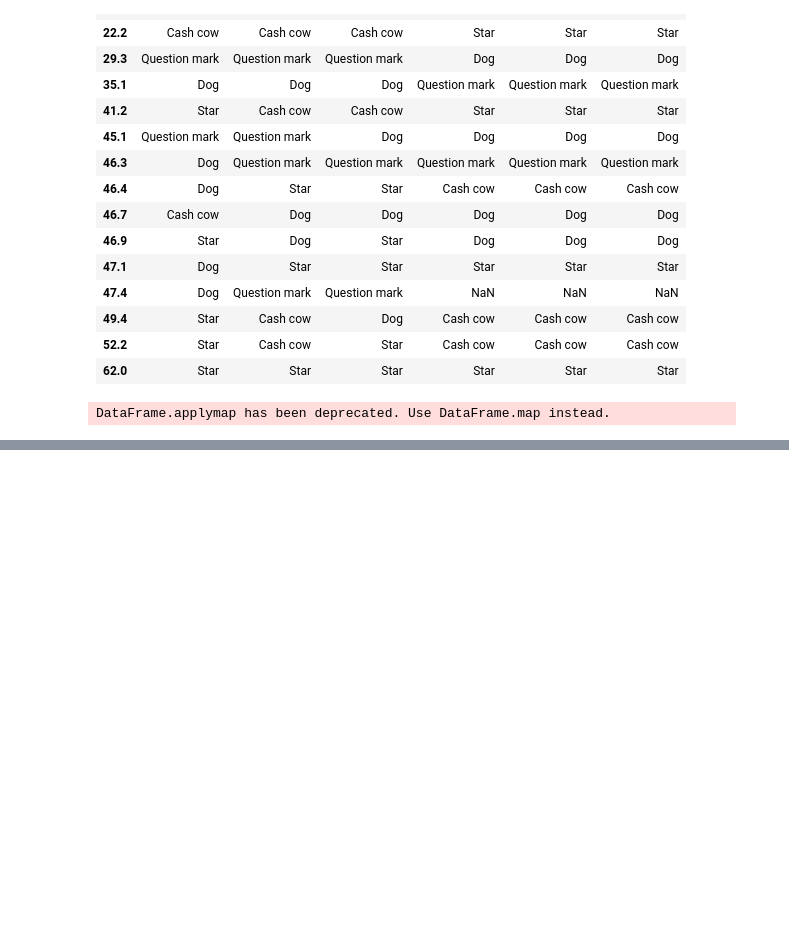
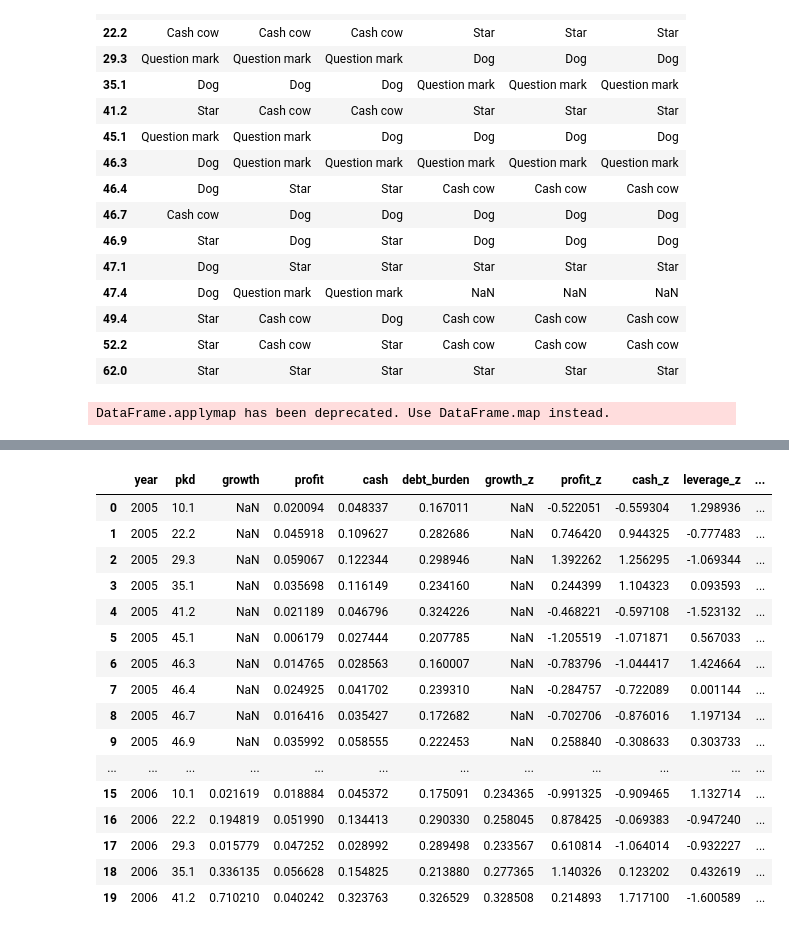
Before and after one commit to Radzi000/Hacknation2025, a Jupyter notebook: Clustering_Index_i_iny_finalny_szajsik.ipynb, the cells around one changed output, grey strips where cells are left out. Drawn from its saved outputs; the diff is of its cells as text; code cells hidden in the pictures; blank space fills up the shorter version.

```diff
--- a/Clustering_Index_i_iny_finalny_szajsik.ipynb
+++ b/Clustering_Index_i_iny_finalny_szajsik.ipynb
@@ -558,3 +558,74 @@ fig.update_layout(uniformtext_minsize=8, uniformtext_mode="hide")
 fig.update_layout(transition={"duration": 500})
 
 fig.show()
+# %%
+import pandas as pd
+import numpy as np
+import plotly.express as px
+from IPython.display import display
+
+# Zakładam, że masz już wide_pkd z poprzedniego pipeline'u, tzn.:
+# columns: year, pkd, GS_dyn, NP_dyn, CF_dyn, NP_to_GS, NP_to_TC, CF_to_TC, DEBT_to_GS, STL_to_GS
+# + ewentualnie już wyliczone growth/profit/cash/debt_burden
+# Jeśli nie, odkomentuj poniższy blok:
+
+# wide_pkd["growth"] = wide_pkd[["GS_dyn", "NP_dyn", "CF_dyn"]].mean(axis=1, skipna=True)
+# wide_pkd["profit"] = wide_pkd[["NP_to_GS", "NP_to_TC"]].mean(axis=1, skipna=True)
+# wide_pkd["cash"]   = wide_pkd[["CF_to_TC", "CF_dyn"]].mean(axis=1, skipna=True)
+# wide_pkd["debt_burden"] = wide_pkd[["DEBT_to_GS", "STL_to_GS"]].mean(axis=1, skipna=True)
+
+# --- 4 FILARY (czytelne i zgodne z opisem) ---
+wide_pkd["growth"] = wide_pkd[["GS_dyn", "NP_dyn", "CF_dyn"]].mean(axis=1, skipna=True)
+wide_pkd["profit"] = wide_pkd[["NP_to_GS", "NP_to_TC"]].mean(axis=1, skipna=True)
+
+# cash: uwzględniamy pokrycie kosztów cash flow i dynamikę CF
+wide_pkd["cash"] = wide_pkd[["CF_to_TC", "CF_dyn"]].mean(axis=1, skipna=True)
+
+# debt burden: niżej = lepiej
+wide_pkd["debt_burden"] = wide_pkd[["DEBT_to_GS", "STL_to_GS"]].mean(axis=1, skipna=True)
+
+# --- Z-SCORE per rok (klucz do porównań w czasie) ---
+def zscore(s):
+    sd = s.std(ddof=0)
+    if sd == 0 or np.isnan(sd):
+        return (s - s.mean()) * 0
+    return (s - s.mean()) / sd
+
+for col in ["growth", "profit", "cash", "debt_burden"]:
+    wide_pkd[col + "_z"] = wide_pkd.groupby("year")[col].transform(zscore)
+
+# odwracamy zadłużenie, żeby "więcej = lepiej"
+wide_pkd["leverage_z"] = -wide_pkd["debt_burden_z"]
+
+# --- WAGI (jawne i łatwe do obrony) ---
+W_GROWTH = 0.35
+W_PROFIT = 0.35
+W_CASH   = 0.20
+W_LEV    = 0.10
+
+# --- IKB: Indeks Kondycji Branży ---
+wide_pkd["IKB"] = (
+    W_GROWTH * wide_pkd["growth_z"] +
+    W_PROFIT * wide_pkd["profit_z"] +
+    W_CASH   * wide_pkd["cash_z"] +
+    W_LEV    * wide_pkd["leverage_z"]
+)
+
+# --- FPI: presja finansowania (intuicyjna miara potrzeb pożyczkowych) ---
+# wzrost zwiększa potrzeby, słaby cash i wysokie zadłużenie też:
+wide_pkd["FPI"] = (
+    wide_pkd["growth_z"]
+    - wide_pkd["cash_z"]
+    - wide_pkd["leverage_z"]
+)
+
+print("Podgląd filarów i indeksów:")
+display(
+    wide_pkd.loc[:, [
+        "year","pkd",
+        "growth","profit","cash","debt_burden",
+        "growth_z","profit_z","cash_z","leverage_z",
+        "IKB","FPI"
+    ]].sort_values(["year","pkd"]).head(20)
+)
+# %% [output]
@@ -560,0 +633,17 @@ fig.show()
+|  | year | pkd | growth | profit | cash | debt_burden | growth_z | profit_z | cash_z | leverage_z | ... |
+| 0 | 2005 | 10.1 | NaN | 0.020094 | 0.048337 | 0.167011 | NaN | -0.522051 | -0.559304 | 1.298936 | ... |
+| 1 | 2005 | 22.2 | NaN | 0.045918 | 0.109627 | 0.282686 | NaN | 0.746420 | 0.944325 | -0.777483 | ... |
+| 2 | 2005 | 29.3 | NaN | 0.059067 | 0.122344 | 0.298946 | NaN | 1.392262 | 1.256295 | -1.069344 | ... |
+| 3 | 2005 | 35.1 | NaN | 0.035698 | 0.116149 | 0.234160 | NaN | 0.244399 | 1.104323 | 0.093593 | ... |
+| 4 | 2005 | 41.2 | NaN | 0.021189 | 0.046796 | 0.324226 | NaN | -0.468221 | -0.597108 | -1.523132 | ... |
+| 5 | 2005 | 45.1 | NaN | 0.006179 | 0.027444 | 0.207785 | NaN | -1.205519 | -1.071871 | 0.567033 | ... |
+| 6 | 2005 | 46.3 | NaN | 0.014765 | 0.028563 | 0.160007 | NaN | -0.783796 | -1.044417 | 1.424664 | ... |
+| 7 | 2005 | 46.4 | NaN | 0.024925 | 0.041702 | 0.239310 | NaN | -0.284757 | -0.722089 | 0.001144 | ... |
+| 8 | 2005 | 46.7 | NaN | 0.016416 | 0.035427 | 0.172682 | NaN | -0.702706 | -0.876016 | 1.197134 | ... |
+| 9 | 2005 | 46.9 | NaN | 0.035992 | 0.058555 | 0.222453 | NaN | 0.258840 | -0.308633 | 0.303733 | ... |
+| ... | ... | ... | ... | ... | ... | ... | ... | ... | ... | ... | ... |
+| 15 | 2006 | 10.1 | 0.021619 | 0.018884 | 0.045372 | 0.175091 | 0.234365 | -0.991325 | -0.909465 | 1.132714 | ... |
+| 16 | 2006 | 22.2 | 0.194819 | 0.051990 | 0.134413 | 0.290330 | 0.258045 | 0.878425 | -0.069383 | -0.947240 | ... |
+| 17 | 2006 | 29.3 | 0.015779 | 0.047252 | 0.028992 | 0.289498 | 0.233567 | 0.610814 | -1.064014 | -0.932227 | ... |
+| 18 | 2006 | 35.1 | 0.336135 | 0.056628 | 0.154825 | 0.213880 | 0.277365 | 1.140326 | 0.123202 | 0.432619 | ... |
+| 19 | 2006 | 41.2 | 0.710210 | 0.040242 | 0.323763 | 0.326529 | 0.328508 | 0.214893 | 1.717100 | -1.600589 | ... |
```
Also changed, not shown: parts of 4 cells of this notebook.
